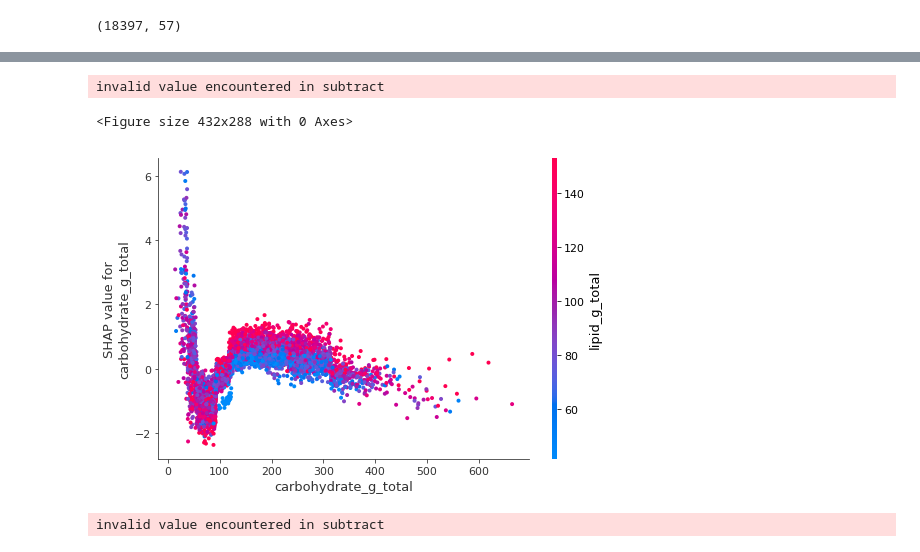
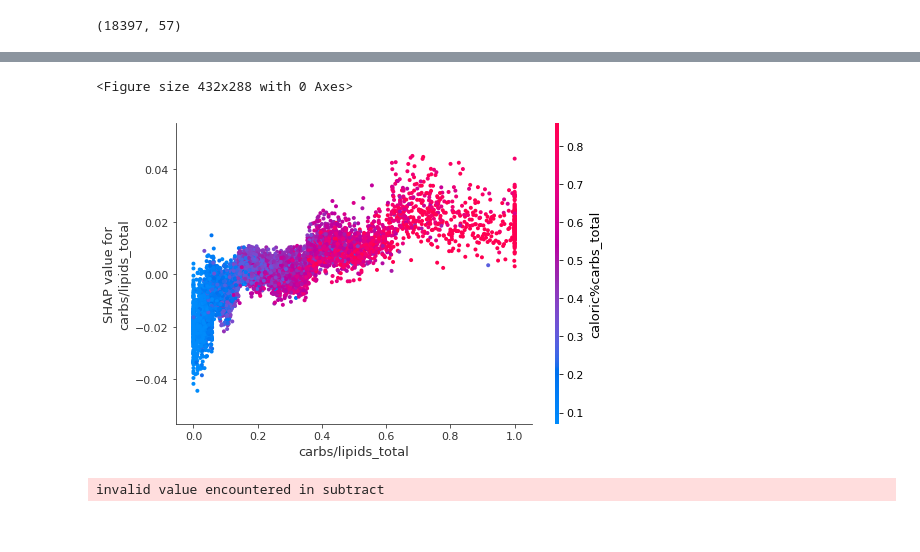
Before and after one commit to ElviraMingazova/MA_Thesis, a Jupyter notebook: Predictions from the diet and personal features.ipynb, the cells around one changed output, grey strips where cells are left out. Drawn from its saved outputs; the diff is of its cells as text; code cells hidden in the pictures.

Commit message:
various figures updates and personalized predictions proof of usefullness

```diff
--- a/Predictions from the diet and personal features.ipynb
+++ b/Predictions from the diet and personal features.ipynb
@@ -1726,12 +1750,11 @@ Setting feature_perturbation = "tree_path_dependent" because no background data
 # %%
 plt.figure()
-shap.dependence_plot('carbohydrate_g_total', shap_values, X_train, show=False)
+shap.dependence_plot('carbs/lipids_total', shap_values, X_train, show=False)
 plt.tight_layout()
-#plt.savefig('figures/SHAP_carbs_total_depend')
+plt.savefig('figures/SHAPminmax_carbslipids_depend')
 # %% [output]
-invalid value encountered in subtract
+<Figure size 432x288 with 0 Axes>
-<Figure size 432x288 with 0 Axes>
-[figure, old version]
+[figure, new version]
 # %%
 plt.figure()
 shap.dependence_plot('carbohydrate_g_b', shap_values, X_train, show=False)
```
Also changed, not shown: parts of 24 cells of this notebook, 3 other files.
